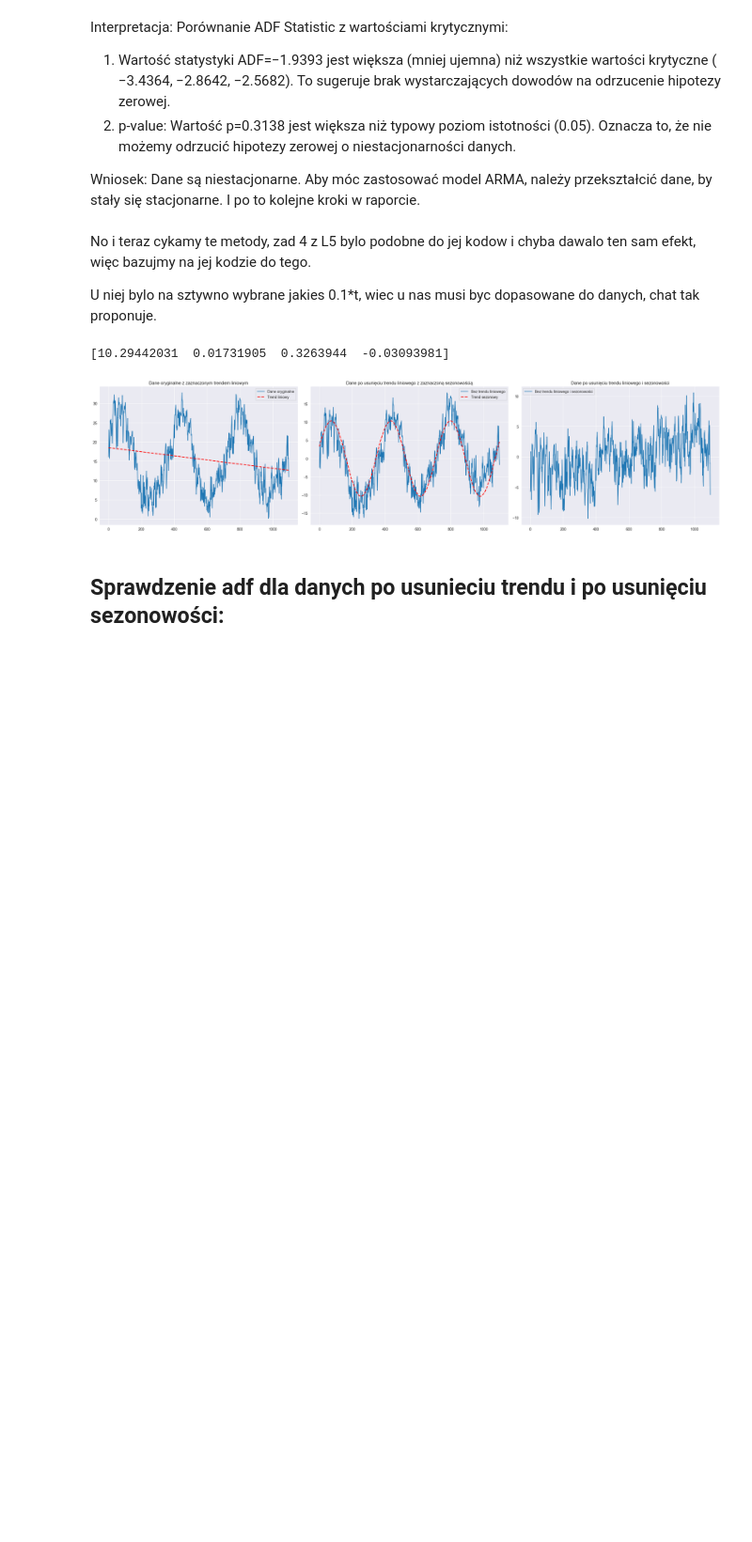
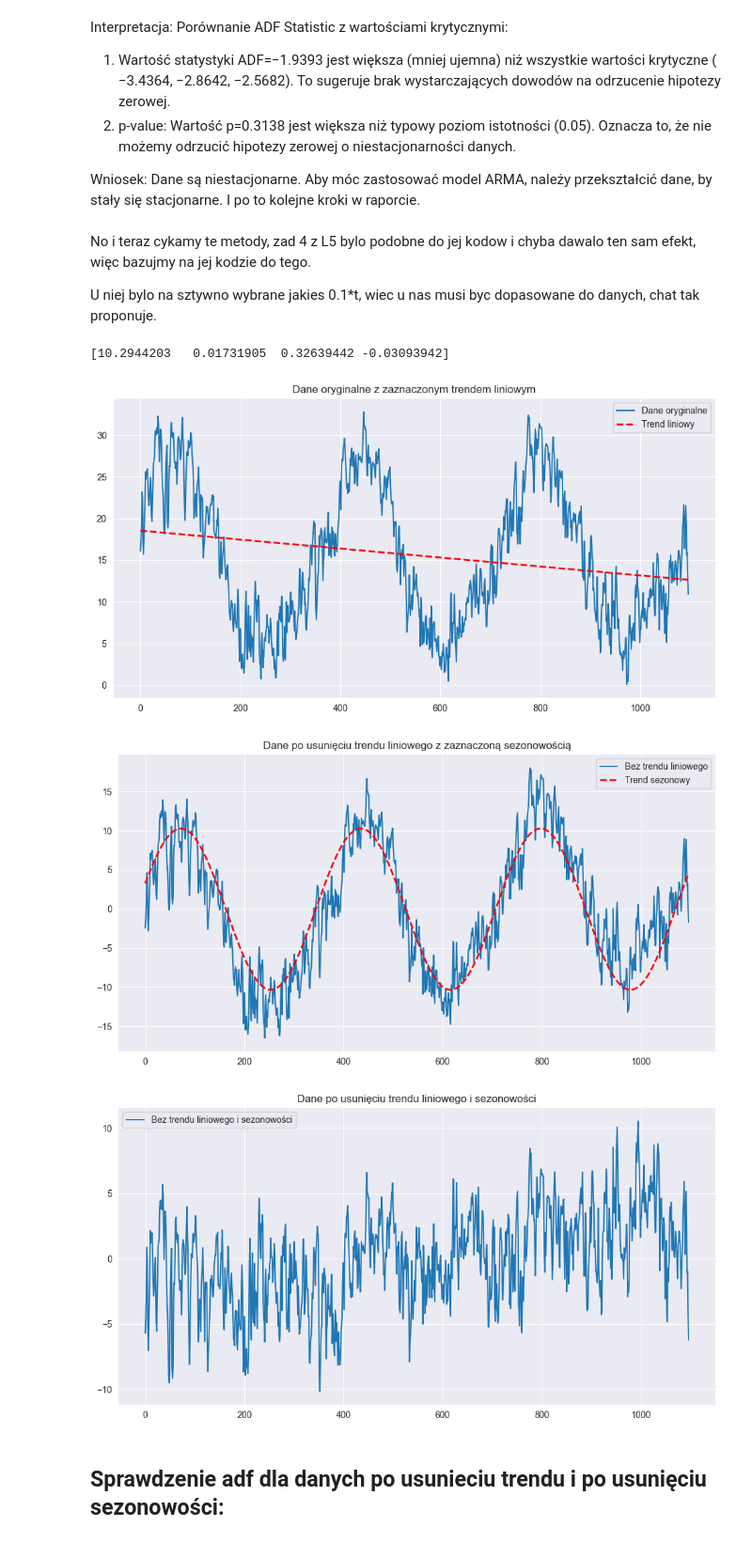
Before and after one commit to mathieuboro/Raport_ARMA_Computer_Analysis_of_Time_Series, a Jupyter notebook: raport.ipynb, the cells around one changed output. Shown at 94% size. Cells and saved outputs as stored; diff of their text form; code cells hidden in the pictures; blank space fills up the shorter version.

Commit message:
jakies wykresy zmieniam

```diff
--- a/raport.ipynb
+++ b/raport.ipynb
@@ -305,50 +306,56 @@ temperature = madrid_data['AvgTemperature'].values
 linear_reg = LinearRegression()
 linear_reg.fit(time.reshape(-1, 1), temperature)
 trend_predicted = linear_reg.predict(time.reshape(-1, 1))
 temperature_without_linear_trend = temperature - trend_predicted
 
 def sine_func(x, A, omega, phi, offset):
     """
     A       – amplituda
     omega   – częstotliwość (np. 2π/365 dla danych dziennych o rocznej cykliczności)
     phi     – przesunięcie fazowe (w radianach)
     offset  – przesunięcie w pionie (średni poziom)
     """
     return offset + A * np.sin(omega * x + phi)
 
 p0 = [
     10,          # amplituda początkowa
     2 * np.pi/365, # częstotliwość (jeśli dane są dzienne i spodziewamy się roku)
     0,           # faza startowa
     0            # offset (śr. poziom)
 ]
 params, _ = curve_fit(sine_func, time, temperature_without_linear_trend, p0=p0)
 print(params)
 fitted_sine_wave = sine_func(time, *params)
 temperature_without_seasonal = temperature_without_linear_trend - fitted_sine_wave
 
 
-fig, axes = plt.subplots(1, 3, figsize=(24, 6))
+# Wykres trendu liniowego
+plt.figure(figsize=(12, 6))
+plt.plot(madrid_data['AvgTemperature'], label='Dane oryginalne')
+plt.plot(trend_predicted, label='Trend liniowy', linestyle='--', color='red', linewidth=2)
+plt.title('Dane oryginalne z zaznaczonym trendem liniowym')
+plt.legend()
+plt.show()
 
-# Wykres trendu liniowego
-axes[0].plot(madrid_data['AvgTemperature'], label='Dane oryginalne')
-axes[0].plot(trend_predicted, label='Trend liniowy', linestyle='--', color = 'red', linewidth = 2)
-axes[0].set_title('Dane oryginalne z zaznaczonym trendem liniowym')
-axes[0].legend()
+# Wykres danych po usunięciu trendu liniowego z zaznaczoną sezonowością
+plt.figure(figsize=(12, 6))
+plt.plot(madrid_data.index, temperature_without_linear_trend, label='Bez trendu liniowego')
+plt.plot(madrid_data.index, fitted_sine_wave, label='Trend sezonowy', linestyle='--', color='red', linewidth=2)
+plt.title('Dane po usunięciu trendu liniowego z zaznaczoną sezonowością')
+plt.legend()
+plt.show()
 
-axes[1].plot(madrid_data.index, temperature_without_linear_trend, label='Bez trendu liniowego')
-axes[1].plot(madrid_data.index, fitted_sine_wave, label='Trend sezonowy', linestyle='--', color = 'red', linewidth = 2)
-axes[1].set_title('Dane po usunięciu trendu liniowego z zaznaczoną sezonowością')
-axes[1].legend()
-
-axes[2].plot(madrid_data.index, temperature_without_seasonal, label='Bez trendu liniowego i sezonowości')
-axes[2].set_title('Dane po usunięciu trendu liniowego i sezonowości')
-axes[2].legend()
-plt.tight_layout()
+# Wykres danych po usunięciu trendu liniowego i sezonowości
+plt.figure(figsize=(12, 6))
+plt.plot(madrid_data.index, temperature_without_seasonal, label='Bez trendu liniowego i sezonowości')
+plt.title('Dane po usunięciu trendu liniowego i sezonowości')
+plt.legend()
 plt.show()
 # %% [output]
-[10.29442031  0.01731905  0.3263944  -0.03093981]
+[10.2944203   0.01731905  0.32639442 -0.03093942]
-[figure, old version]
+[figure, new version]
+[figure, added]
+[figure, added]
 # %% [markdown]
 ## Sprawdzenie adf dla danych po usunieciu trendu i po usunięciu sezonowości:
 # %%
```
Also changed, not shown: parts of 8 cells of this notebook.
